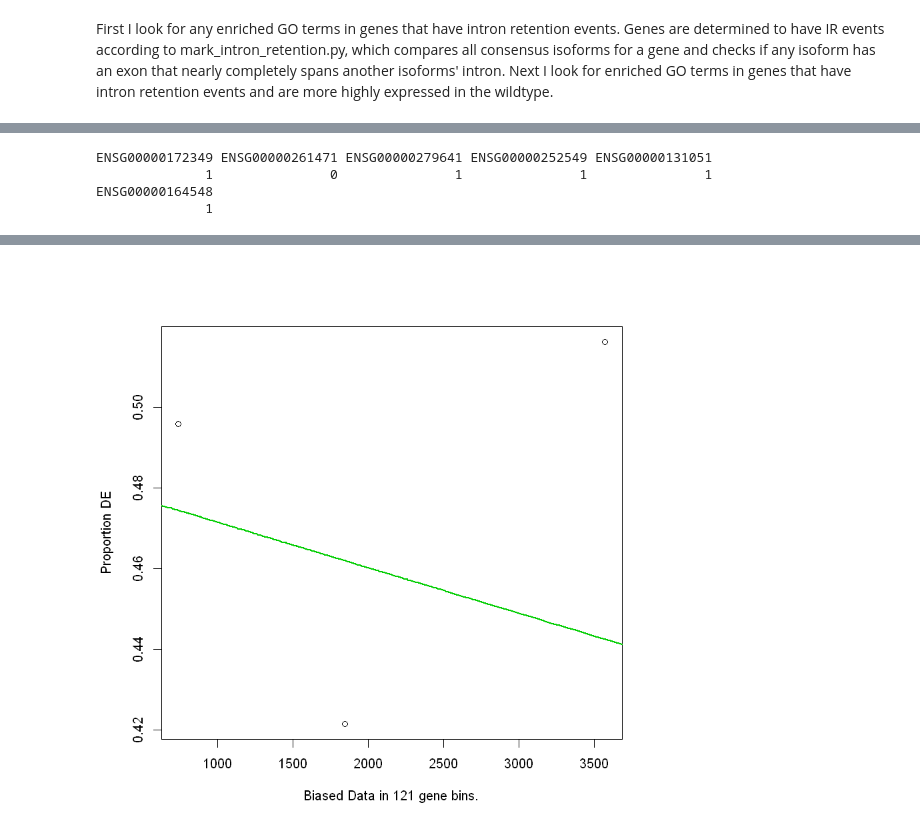
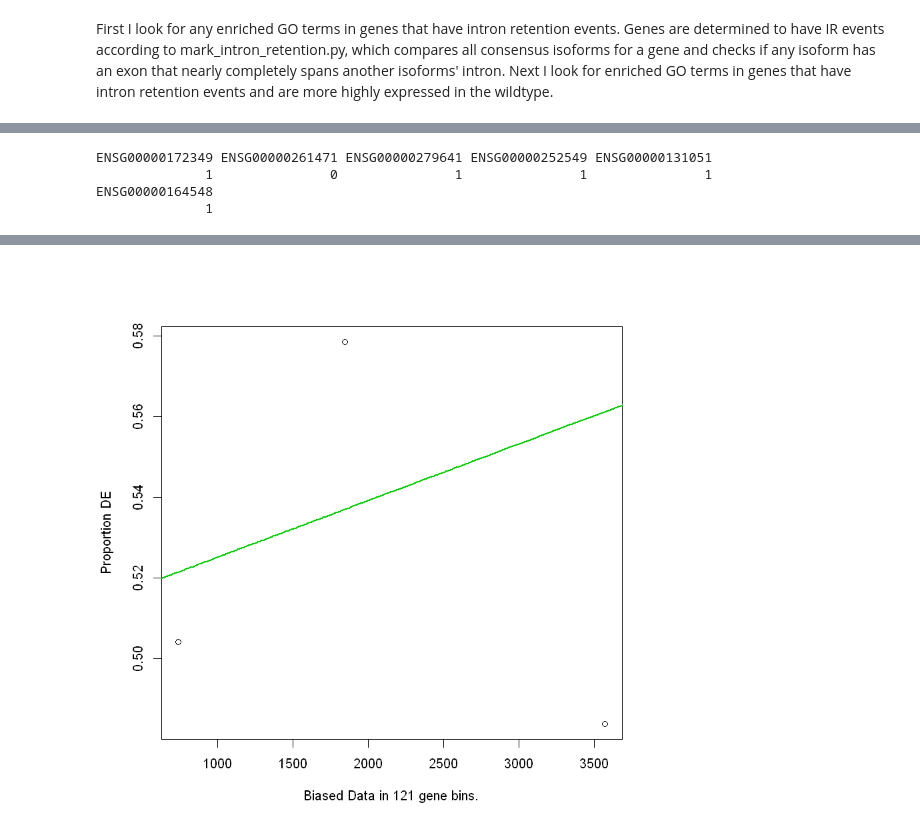
Before and after one commit to belgravia/jupyter-notebooks, a Jupyter notebook: Intron retention analysis.ipynb, the cells around one changed output, grey strips where cells are left out. Drawn from its saved outputs; the diff is of its cells as text; code cells hidden in the pictures.

```diff
--- a/Intron retention analysis.ipynb
+++ b/Intron retention analysis.ipynb
@@ -92,12 +123,15 @@ info = read.table('ir_goseq_wt.txt')  # for intron retention events that are/are
 
 genes = info$V2
 names(genes) = info$V1
+genes[genes==0] = 2
+genes[genes==1] = 0
+genes[genes==2] = 1  # for intron retention events that are/are not more highly expressed in the mt
 head(genes)
 
 pwf = nullp(genes, 'hg19', 'ensGene')  # it has to fetch gene lengths to fit the probability weighting function
-res = goseq(pwf, 'hg19', 'ensGene', method='Hypergeometric')   # no length bias of long reads for genes
+res_mt = goseq(pwf, 'hg19', 'ensGene', method='Hypergeometric')   # no length bias of long reads for genes
 
-head(res)
+head(res_mt)
 # %% [output]
 ENSG00000172349 ENSG00000261471 ENSG00000279641 ENSG00000252549 ENSG00000131051
               1               0               1               1               1
@@ -120 +155 @@ Calculating the p-values...
-[figure, old version]
+[figure, new version]
```
Also changed, not shown: parts of 6 cells of this notebook.
